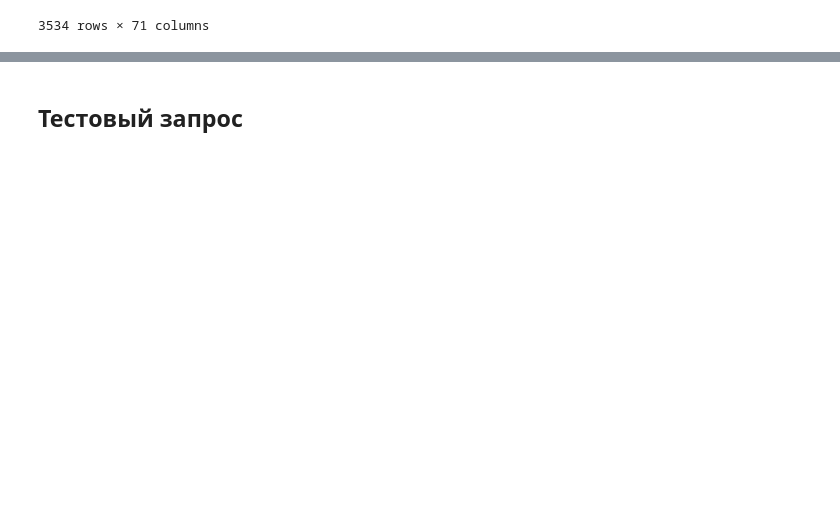
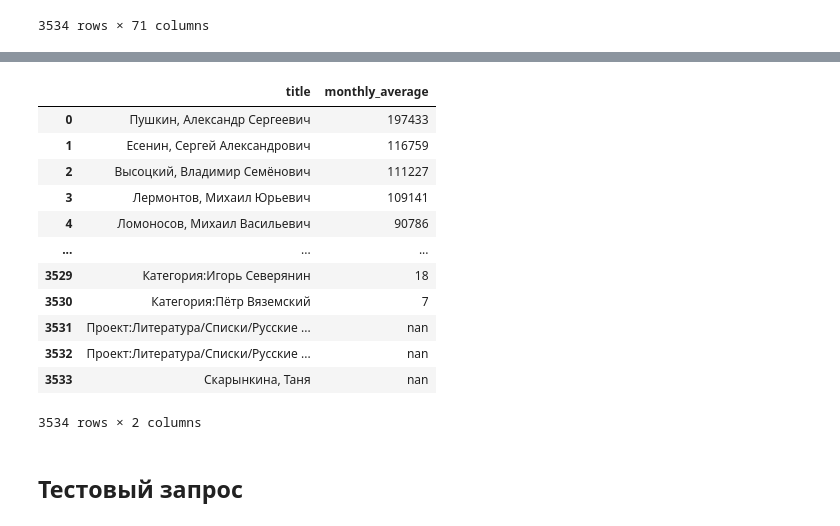
Before and after one commit to agbragin/russian-poetry-wikipedia-stats, a Jupyter notebook: 05-analysis.ipynb, the cells around one changed output, grey strips where cells are left out. Saved outputs shown, nothing was run; the diff lists cells and outputs as text; code cells hidden in the pictures; blank space fills up the shorter version.

```diff
--- a/05-analysis.ipynb
+++ b/05-analysis.ipynb
@@ -52,3 +63,21 @@ poet_stats.head(100)
+# %%
+rating_by_average = poet_stats.loc[:, ['title', 'monthly_average']]
+rating_by_average['monthly_average'] = rating_by_average['monthly_average'].map('{:.0f}'.format)
+rating_by_average
+# %% [output]
+|  | title | monthly_average |
+| 0 | Пушкин, Александр Сергеевич | 197433 |
+| 1 | Есенин, Сергей Александрович | 116759 |
+| 2 | Высоцкий, Владимир Семёнович | 111227 |
+| 3 | Лермонтов, Михаил Юрьевич | 109141 |
+| 4 | Ломоносов, Михаил Васильевич | 90786 |
+| ... | ... | ... |
+| 3529 | Категория:Игорь Северянин | 18 |
+| 3530 | Категория:Пётр Вяземский | 7 |
+| 3531 | Проект:Литература/Списки/Русские ... | nan |
+| 3532 | Проект:Литература/Списки/Русские ... | nan |
+| 3533 | Скарынкина, Таня | nan |
+3534 rows × 2 columns
 # %% [markdown]
 ## Тестовый запрос
 # %%
```
Also changed, not shown: parts of 36 cells of this notebook, 1 other file.
